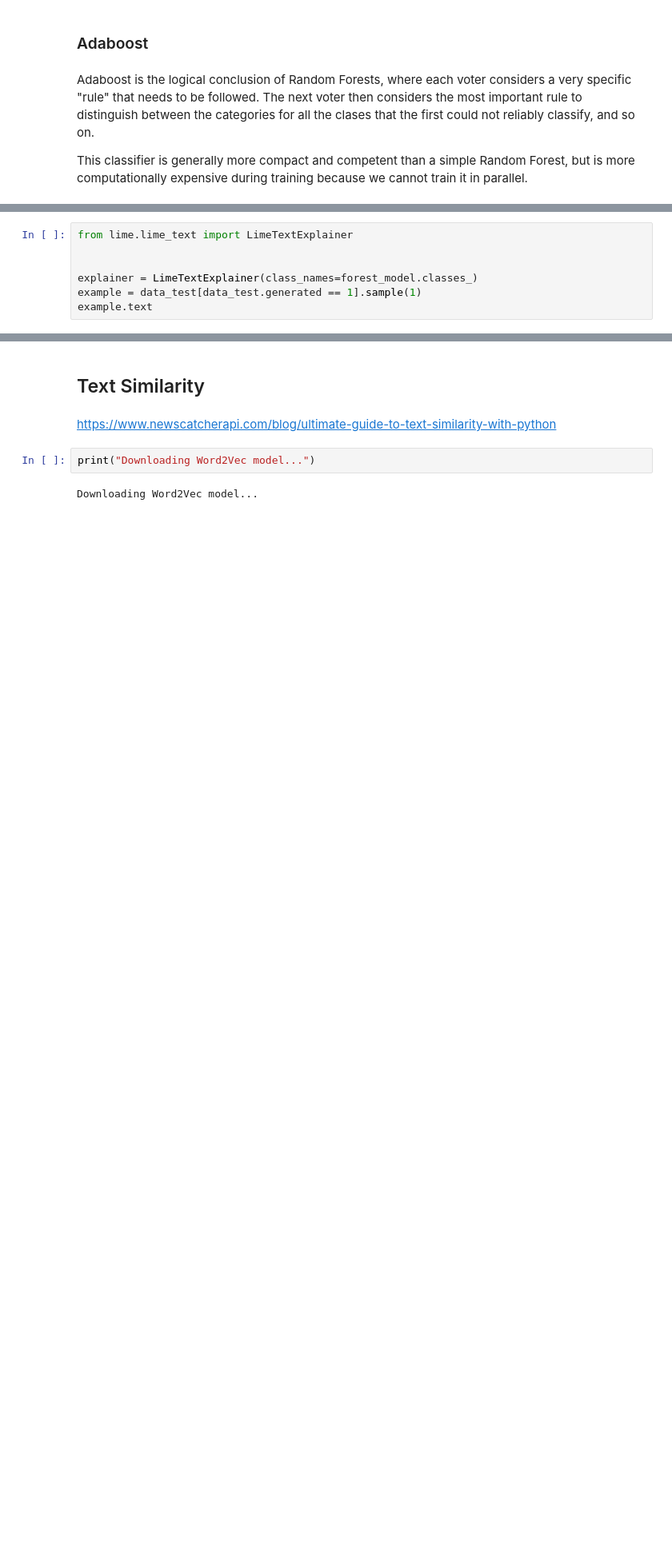
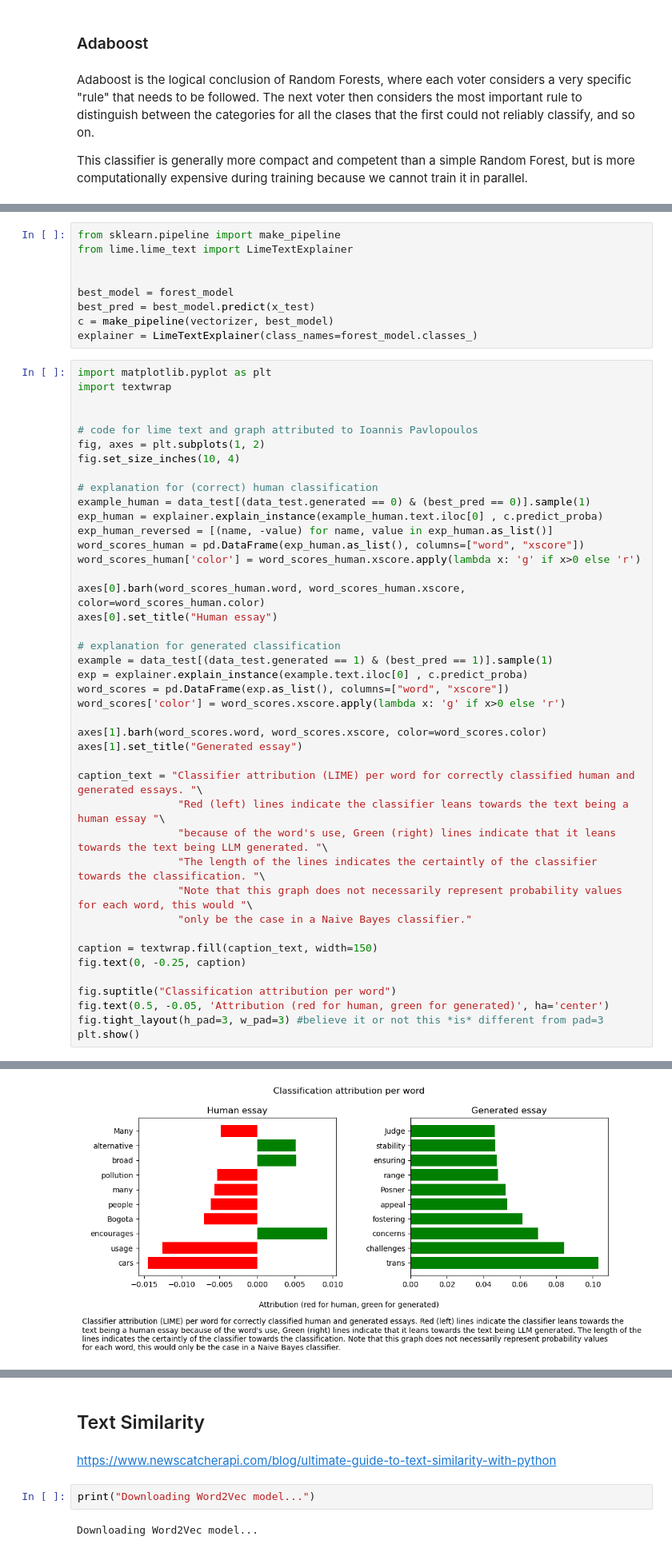
Before and after one commit to dimits-ts/practical_data_science, a Jupyter notebook: llm_detection/notebooks/llm_detection.ipynb, the cells around one changed output, grey strips where cells are left out. Shown: that part at 80% size. Saved outputs shown, nothing was run; the diff lists cells and outputs as text; blank space fills up the shorter version.

Commit message:
Improve graphs

```diff
--- a/llm_detection/notebooks/llm_detection.ipynb
+++ b/llm_detection/notebooks/llm_detection.ipynb
@@ -323,9 +323,53 @@ print(classification_report(y_test, ada_pred, zero_division=0))
 weighted avg       1.00      1.00      1.00       382
+# %%
+from sklearn.pipeline import make_pipeline
+from lime.lime_text import LimeTextExplainer
+
+
+best_model = forest_model
+best_pred = best_model.predict(x_test)
+c = make_pipeline(vectorizer, best_model)
+explainer = LimeTextExplainer(class_names=forest_model.classes_)
 # %%
-from lime.lime_text import LimeTextExplainer
+import matplotlib.pyplot as plt
+import textwrap
 
 
-explainer = LimeTextExplainer(class_names=forest_model.classes_)
-example = data_test[data_test.generated == 1].sample(1)
-example.text
+# code for lime text and graph attributed to Ioannis Pavlopoulos
+fig, axes = plt.subplots(1, 2)
+fig.set_size_inches(10, 4)
+
+# explanation for (correct) human classification
+example_human = data_test[(data_test.generated == 0) & (best_pred == 0)].sample(1)
+exp_human = explainer.explain_instance(example_human.text.iloc[0] , c.predict_proba)
+exp_human_reversed = [(name, -value) for name, value in exp_human.as_list()]
+word_scores_human = pd.DataFrame(exp_human.as_list(), columns=["word", "xscore"])
+word_scores_human['color'] = word_scores_human.xscore.apply(lambda x: 'g' if x>0 else 'r')
+
+axes[0].barh(word_scores_human.word, word_scores_human.xscore, color=word_scores_human.color)
+axes[0].set_title("Human essay")
+
+# explanation for generated classification
+example = data_test[(data_test.generated == 1) & (best_pred == 1)].sample(1)
+exp = explainer.explain_instance(example.text.iloc[0] , c.predict_proba)
+word_scores = pd.DataFrame(exp.as_list(), columns=["word", "xscore"])
+word_scores['color'] = word_scores.xscore.apply(lambda x: 'g' if x>0 else 'r')
+
+axes[1].barh(word_scores.word, word_scores.xscore, color=word_scores.color)
+axes[1].set_title("Generated essay")
+
+caption_text = "Classifier attribution (LIME) per word for correctly classified human and generated essays. "\
+                "Red (left) lines indicate the classifier leans towards the text being a human essay "\
+                "because of the word's use, Green (right) lines indicate that it leans towards the text being LLM generated. "\
+                "The length of the lines indicates the certaintly of the classifier towards the classification. "\
+                "Note that this graph does not necessarily represent probability values for each word, this would "\
+                "only be the case in a Naive Bayes classifier."
+
+caption = textwrap.fill(caption_text, width=150)
+fig.text(0, -0.25, caption)
+
+fig.suptitle("Classification attribution per word")
+fig.text(0.5, -0.05, 'Attribution (red for human, green for generated)', ha='center')
+fig.tight_layout(h_pad=3, w_pad=3) #believe it or not this *is* different from pad=3
+plt.show()
 # %% [output]
@@ -333,0 +376 @@ Name: text, dtype: object
+[figure, added]
```
Also changed, not shown: parts of 19 cells of this notebook.
